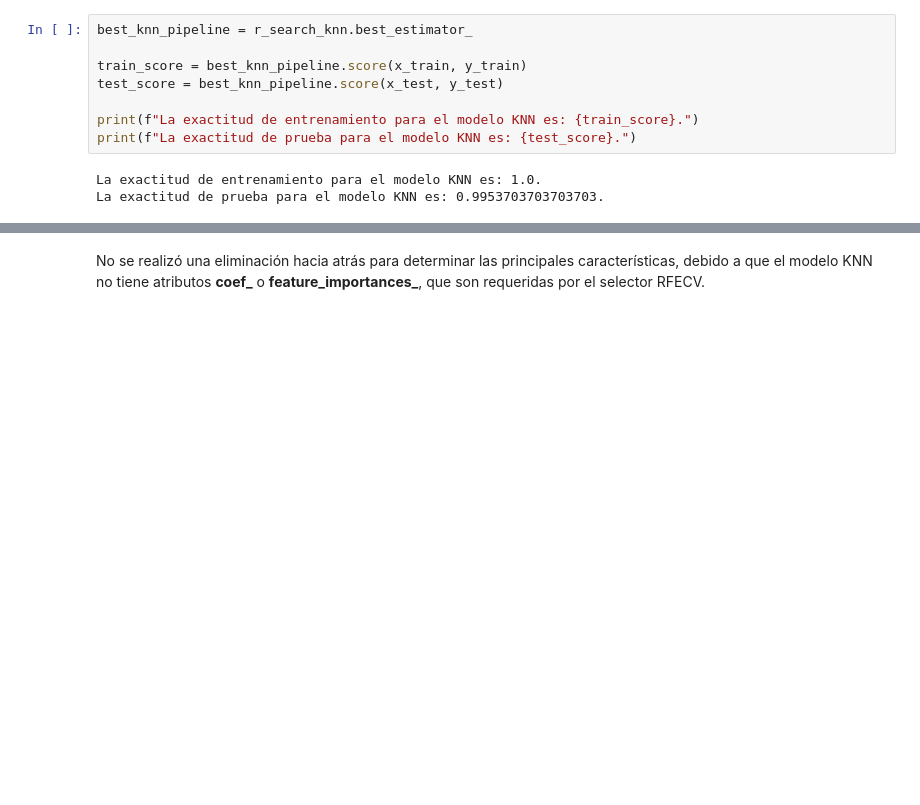
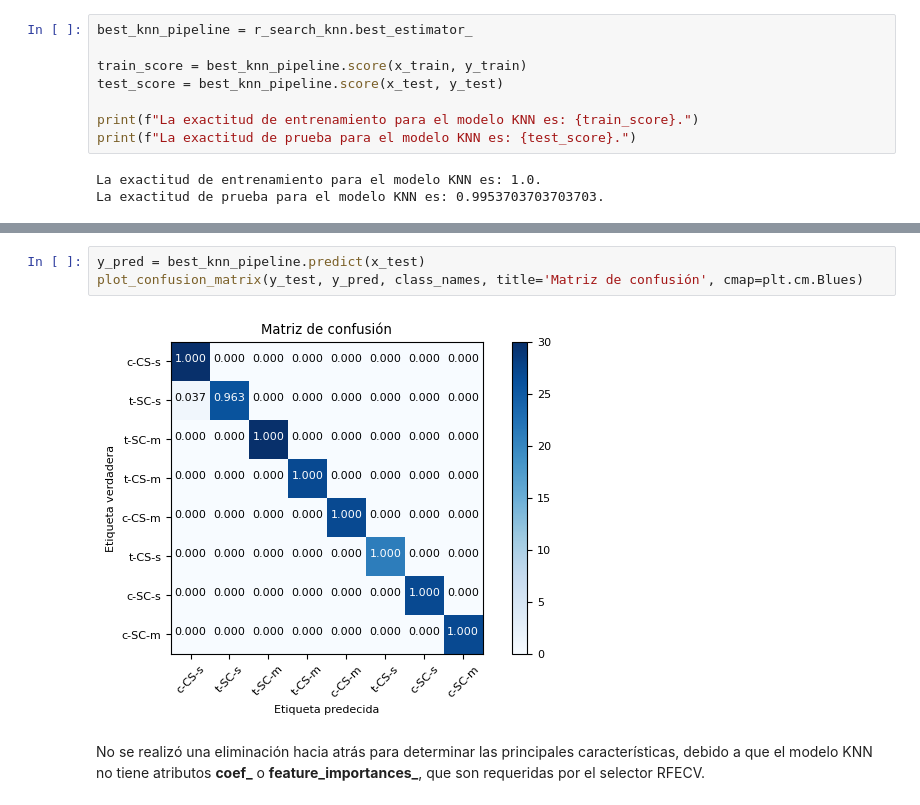
Before and after one commit to alejandro-castro/ProyectoINF648, a Jupyter notebook: Main.ipynb, the cells around one changed output, grey strips where cells are left out. Drawn from its saved outputs; the diff is of its cells as text; blank space fills up the shorter version.

```diff
--- a/Main.ipynb
+++ b/Main.ipynb
@@ -384,3 +456,8 @@ La exactitud de prueba para el modelo KNN es: 0.9953703703703703.
+# %%
+y_pred = best_knn_pipeline.predict(x_test)
+plot_confusion_matrix(y_test, y_pred, class_names, title='Matriz de confusión', cmap=plt.cm.Blues)
+# %% [output]
+[figure, added]
 # %% [markdown]
 No se realizó una eliminación hacia atrás para determinar las principales características, debido a que el modelo KNN no tiene atributos **coef_** o **feature_importances_**, que son requeridas por el selector RFECV.
 # %% [markdown]
```
Also changed, not shown: parts of 25 cells of this notebook, 8 other files.
